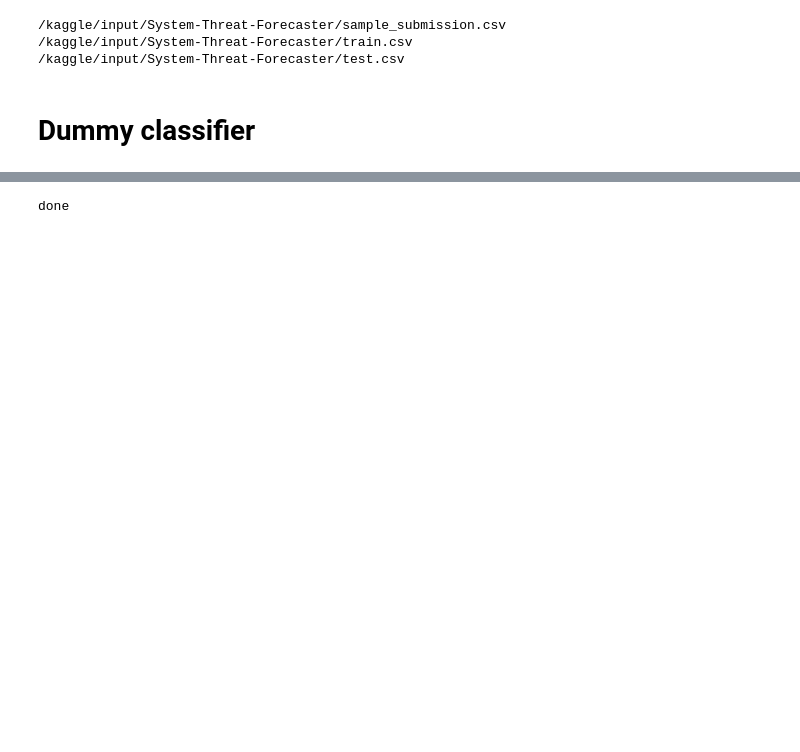
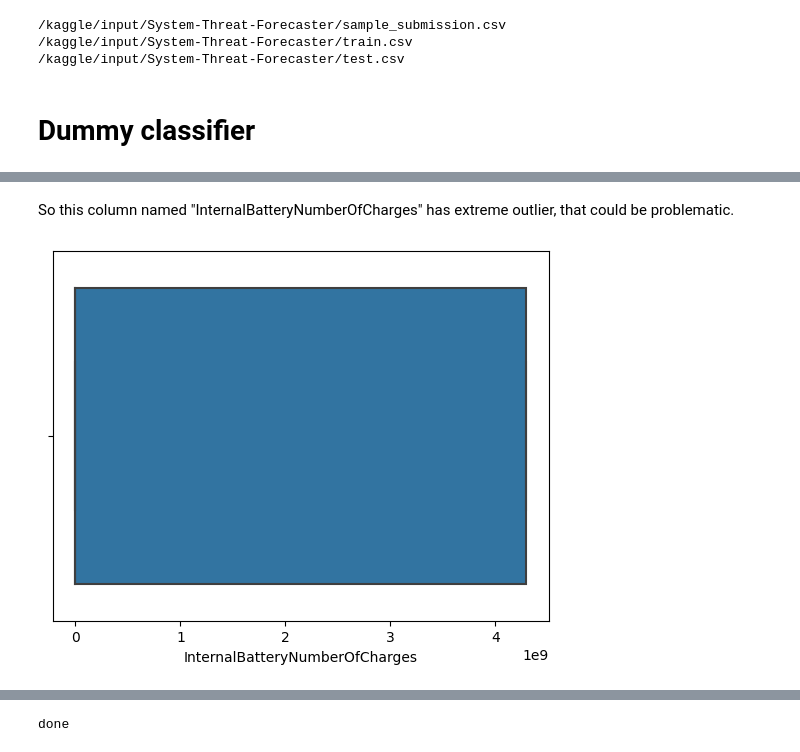
Before and after one commit to rohitblpprajapat/MLP, a Jupyter notebook: 22f1001536-notebook-t12025.ipynb, the cells around one changed output, grey strips where cells are left out. Drawn from its saved outputs; the diff is of its cells as text; code cells hidden in the pictures; blank space fills up the shorter version.

```diff
--- a/22f1001536-notebook-t12025.ipynb
+++ b/22f1001536-notebook-t12025.ipynb
@@ -41,0 +144,10 @@ test_data = pd.read_csv("/kaggle/input/System-Threat-Forecaster/test.csv")
+# %% [markdown]
+So this column named "InternalBatteryNumberOfCharges" has extreme outlier, that could be problematic.
+# %%
+import seaborn as sns
+import matplotlib.pyplot as plt
+
+sns.boxplot(x=train_data['InternalBatteryNumberOfCharges'])
+plt.show()
+# %% [output]
+[figure, added]
```
Also changed, not shown: parts of 53 cells of this notebook.
